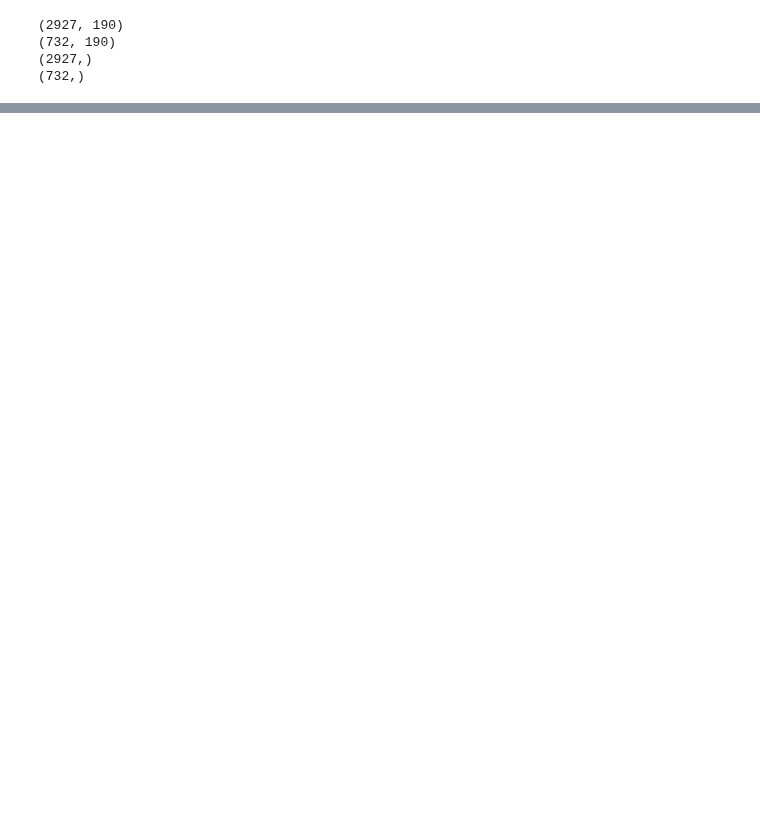
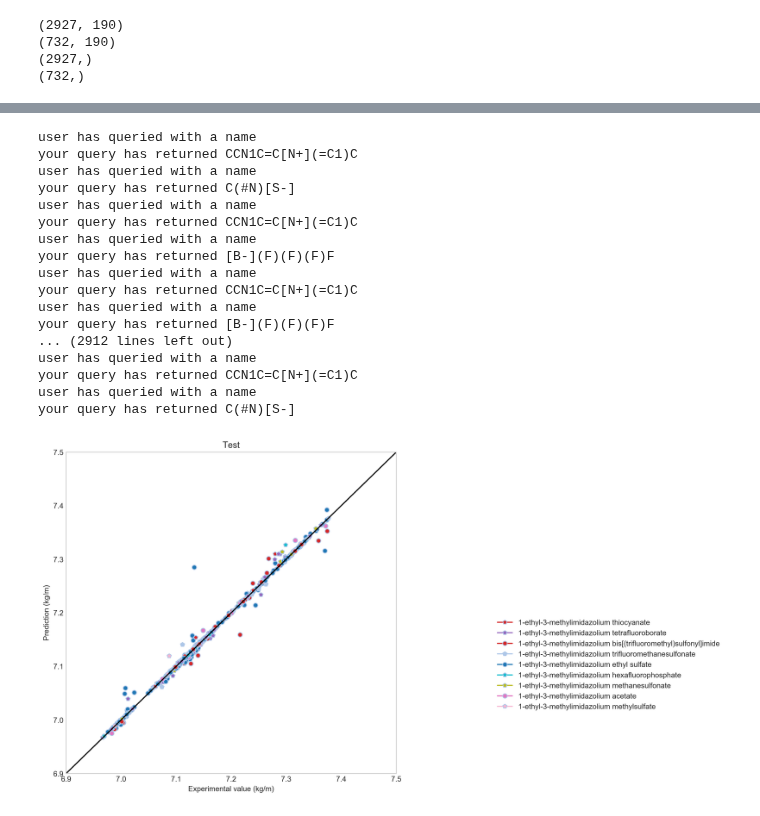
Before and after one commit to wesleybeckner/salty, a Jupyter notebook: scripts/SVR_training.ipynb, the cells around one changed output, grey strips where cells are left out. Cells and saved outputs as stored; diff of their text form; code cells hidden in the pictures; blank space fills up the shorter version.

```diff
--- a/scripts/SVR_training.ipynb
+++ b/scripts/SVR_training.ipynb
@@ -149,0 +117,77 @@ plt.show()
+# %%
+###LOAD VIS WITH TOOLTIPS
+import sys
+import imp
+imp.reload(sys)
+#sys.setdefaultencoding("utf-8")
+labels=[]
+T=[]
+P=[]
+colors=[]
+shapes=[]
+edge_colors=[]
+check=[]
+scatter=[]
+with plt.style.context('seaborn-whitegrid'):
+    fig=plt.figure(figsize=(8,8), dpi=300)
+    plt.xlabel('Experimental value (kg/m)')
+    plt.ylabel('Prediction (kg/m)')
+    plt.title('Train')
+    plt.grid(False)
+
+    ax2 = fig.add_subplot(111)
+    for i in range(len(X_test)):
+        catIndex = salty.checkName(catlist[i+n_train],index=True)[1]
+        aniIndex = salty.checkName(anilist[i+n_train],index=True)[1]
+        name = str("%s %s" % (catlist[i+n_train], anilist[i+n_train]))
+        labels.append(name)
+        T.append(datadf["Temperature_K"][i+n_train])
+        P.append(datadf["Pressure_kPa"][i+n_train])
+
+        colors.append(tableau20[aniIndex%20])
+        edge_colors.append(tableau20[catIndex%20])
+        check.append([catIndex,aniIndex])
+
+        if catIndex >= 20 and aniIndex >= 20:
+            shapes.append("s")
+        elif catIndex < 20 and aniIndex >= 20:
+            shapes.append("o")
+        elif catIndex >= 20 and aniIndex < 20:
+            shapes.append("8")
+        elif catIndex < 20 and aniIndex < 20:
+            shapes.append("p")
+
+    scatter_this = ax2
+    for i in range(len(X_test)):
+        ax2.plot(Y_test[i],clf.predict(X_test[i].reshape(1,-1)),marker=shapes[i],color = colors[i],\
+                    markeredgecolor = edge_colors[i], mew='1', label=labels[i])
+
+
+    ax2.plot(np.arange(6.75,7.75,0.0001),np.arange(6.75,7.75,0.0001),color = 'black')
+    ax2.axis([6.9,7.5,6.9,7.5])
+    plt.title('Test')
+    plt.grid(False)
+
+    handles, labels = plt.gca().get_legend_handles_labels()
+    by_label = OrderedDict(zip(labels, handles))
+    plt.legend(by_label.values(), by_label.keys(), bbox_to_anchor=(2,0.5))
+    plt.show()
+# %% [output]
+user has queried with a name
+your query has returned CCN1C=C[N+](=C1)C
+user has queried with a name
+your query has returned C(#N)[S-]
+user has queried with a name
+your query has returned CCN1C=C[N+](=C1)C
+user has queried with a name
+your query has returned [B-](F)(F)(F)F
+user has queried with a name
+your query has returned CCN1C=C[N+](=C1)C
+user has queried with a name
+your query has returned [B-](F)(F)(F)F
+... (2912 lines left out)
+user has queried with a name
+your query has returned CCN1C=C[N+](=C1)C
+user has queried with a name
+your query has returned C(#N)[S-]
+[figure, added]
```
Also changed, not shown: parts of 14 cells of this notebook.
